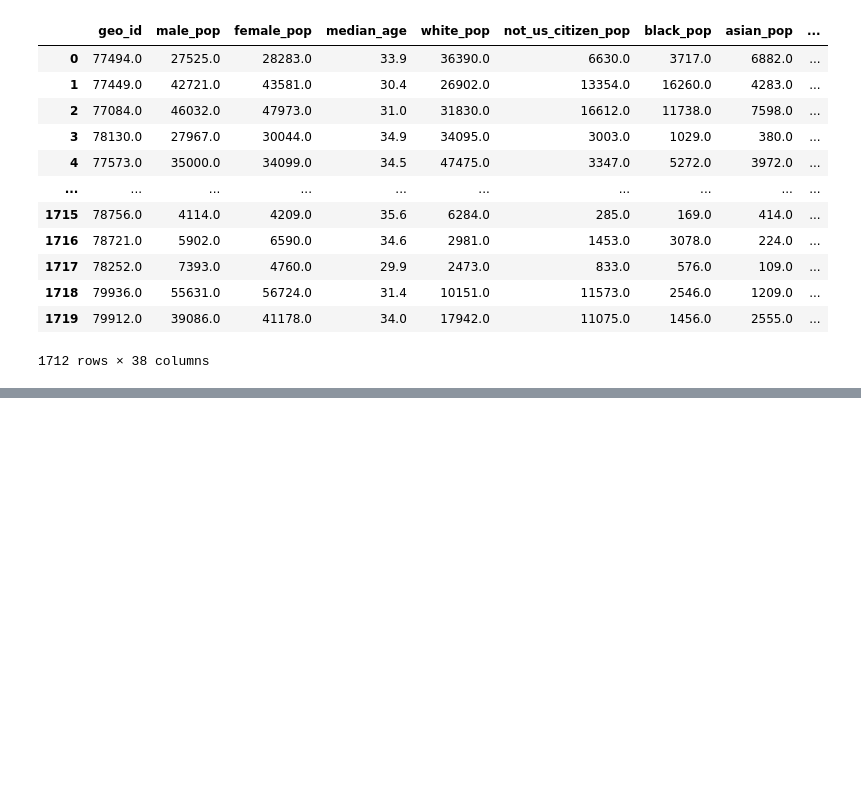
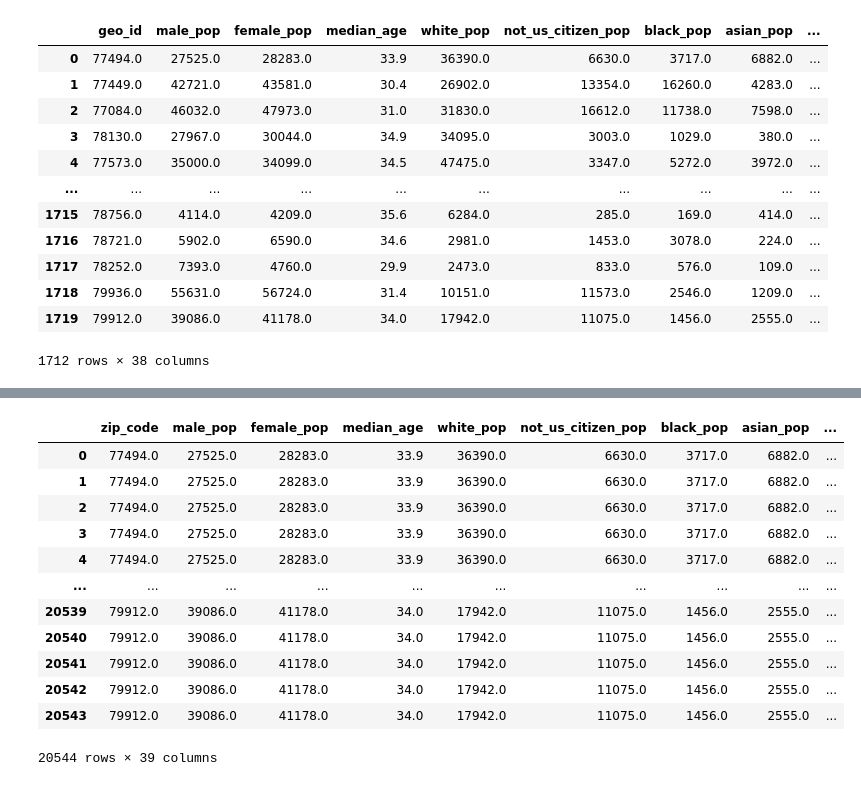
Before and after one commit to HaydenWarren/zri-forecast, a Jupyter notebook: julie/process_acs.ipynb, the cells around one changed output, grey strips where cells are left out. Saved outputs shown, nothing was run; the diff lists cells and outputs as text; code cells hidden in the pictures; blank space fills up the shorter version.

```diff
--- a/julie/process_acs.ipynb
+++ b/julie/process_acs.ipynb
@@ -146,4 +116,0 @@ dates
-# %%
-## merge ACS with dates list
-acs_master = acs_master.merge(dates, how='left', on='year')
-acs_master = acs_master.rename({'geo_id':'zip_code'})
@@ -165,0 +146,19 @@ acs_master = acs_master.rename({'geo_id':'zip_code'})
+# %%
+## merge ACS with dates list
+acs_master = acs_master.merge(dates, how='left', on='year')
+acs_master = acs_master.rename(columns={'geo_id':'zip_code'})
+acs_master
+# %% [output]
+|  | zip_code | male_pop | female_pop | median_age | white_pop | not_us_citizen_pop | black_pop | asian_pop | ... |
+| 0 | 77494.0 | 27525.0 | 28283.0 | 33.9 | 36390.0 | 6630.0 | 3717.0 | 6882.0 | ... |
+| 1 | 77494.0 | 27525.0 | 28283.0 | 33.9 | 36390.0 | 6630.0 | 3717.0 | 6882.0 | ... |
+| 2 | 77494.0 | 27525.0 | 28283.0 | 33.9 | 36390.0 | 6630.0 | 3717.0 | 6882.0 | ... |
+| 3 | 77494.0 | 27525.0 | 28283.0 | 33.9 | 36390.0 | 6630.0 | 3717.0 | 6882.0 | ... |
+| 4 | 77494.0 | 27525.0 | 28283.0 | 33.9 | 36390.0 | 6630.0 | 3717.0 | 6882.0 | ... |
+| ... | ... | ... | ... | ... | ... | ... | ... | ... | ... |
+| 20539 | 79912.0 | 39086.0 | 41178.0 | 34.0 | 17942.0 | 11075.0 | 1456.0 | 2555.0 | ... |
+| 20540 | 79912.0 | 39086.0 | 41178.0 | 34.0 | 17942.0 | 11075.0 | 1456.0 | 2555.0 | ... |
+| 20541 | 79912.0 | 39086.0 | 41178.0 | 34.0 | 17942.0 | 11075.0 | 1456.0 | 2555.0 | ... |
+| 20542 | 79912.0 | 39086.0 | 41178.0 | 34.0 | 17942.0 | 11075.0 | 1456.0 | 2555.0 | ... |
+| 20543 | 79912.0 | 39086.0 | 41178.0 | 34.0 | 17942.0 | 11075.0 | 1456.0 | 2555.0 | ... |
+20544 rows × 39 columns
```
Also changed, not shown: parts of 11 cells of this notebook.
